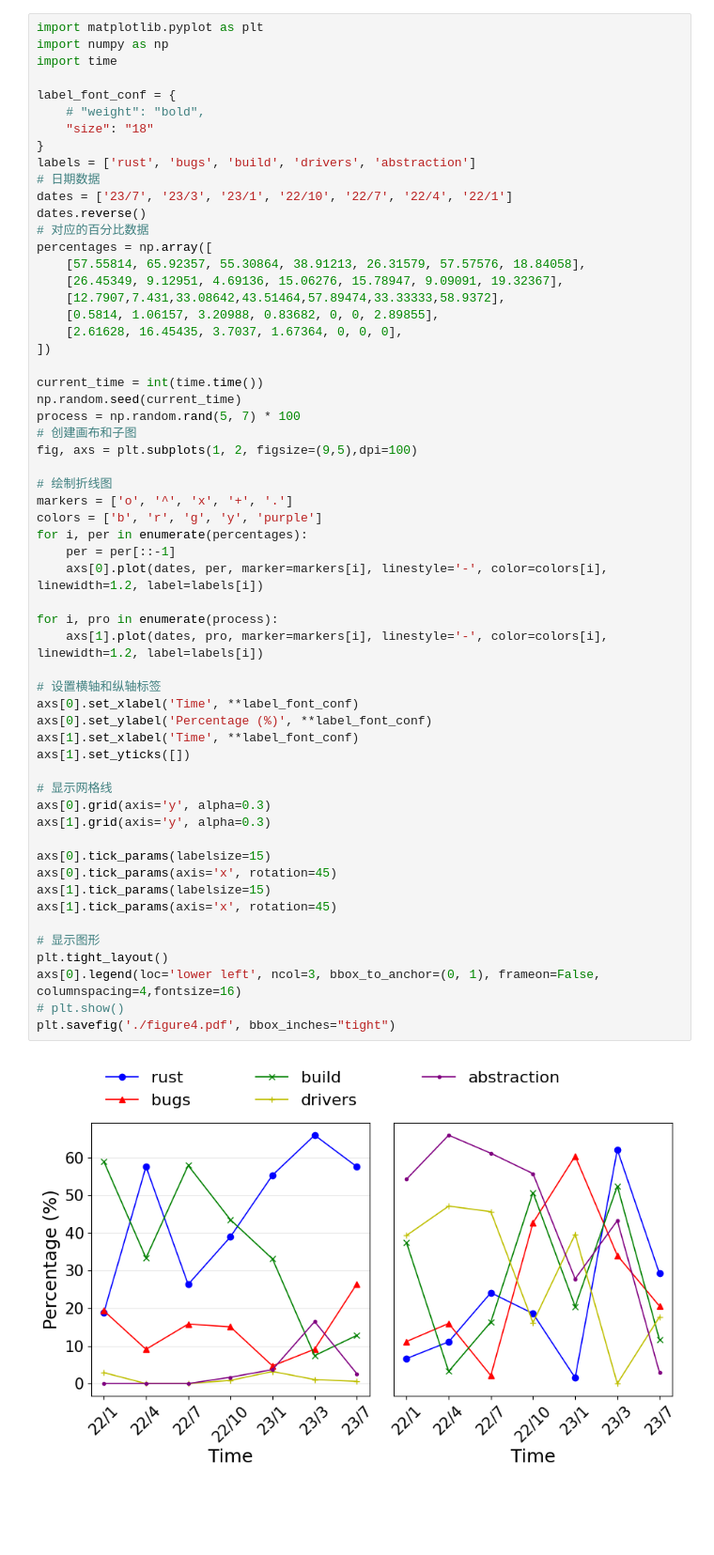
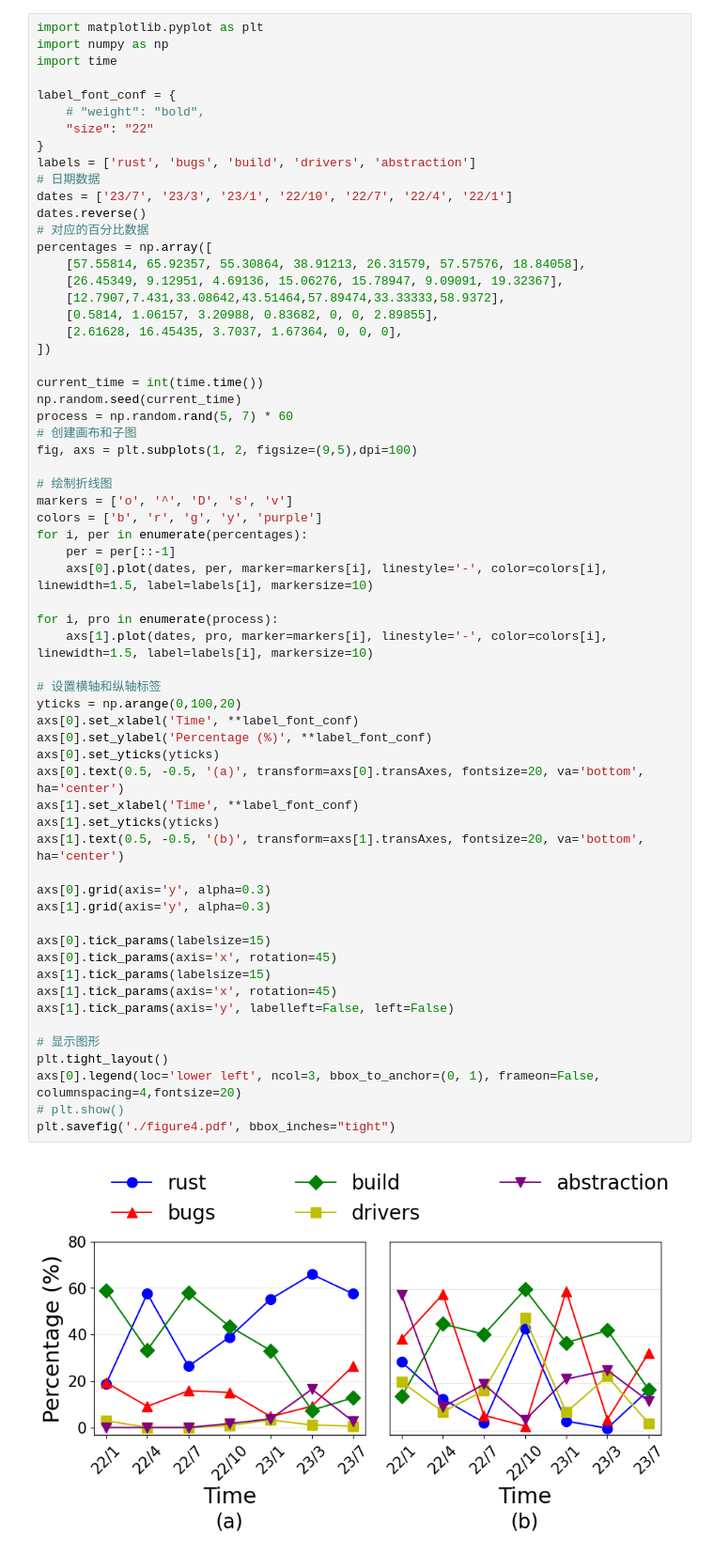
Before and after one commit to Richardhongyu/rfl_empirical_tools, a Jupyter notebook: figures_ppt/figure4.ipynb, the cells around one changed output. Shown: that part at 94% size. Saved outputs shown, nothing was run; the diff lists cells and outputs as text; blank space fills up the shorter version.

```diff
--- a/figures_ppt/figure4.ipynb
+++ b/figures_ppt/figure4.ipynb
@@ -5,7 +5,7 @@ import time
 
 label_font_conf = {
     # "weight": "bold",
-    "size": "18"
+    "size": "22"
 }
 labels = ['rust', 'bugs', 'build', 'drivers', 'abstraction']
 # 日期数据
@@ -22,39 +22,43 @@ percentages = np.array([
 
 current_time = int(time.time())
 np.random.seed(current_time)
-process = np.random.rand(5, 7) * 100
+process = np.random.rand(5, 7) * 60
 # 创建画布和子图
 fig, axs = plt.subplots(1, 2, figsize=(9,5),dpi=100)
 
 # 绘制折线图
-markers = ['o', '^', 'x', '+', '.']
+markers = ['o', '^', 'D', 's', 'v']
 colors = ['b', 'r', 'g', 'y', 'purple']
 for i, per in enumerate(percentages):
     per = per[::-1]
-    axs[0].plot(dates, per, marker=markers[i], linestyle='-', color=colors[i], linewidth=1.2, label=labels[i])
+    axs[0].plot(dates, per, marker=markers[i], linestyle='-', color=colors[i], linewidth=1.5, label=labels[i], markersize=10)
 
 for i, pro in enumerate(process):
-    axs[1].plot(dates, pro, marker=markers[i], linestyle='-', color=colors[i], linewidth=1.2, label=labels[i])
+    axs[1].plot(dates, pro, marker=markers[i], linestyle='-', color=colors[i], linewidth=1.5, label=labels[i], markersize=10)
 
 # 设置横轴和纵轴标签
+yticks = np.arange(0,100,20)
 axs[0].set_xlabel('Time', **label_font_conf)
 axs[0].set_ylabel('Percentage (%)', **label_font_conf)
+axs[0].set_yticks(yticks)
+axs[0].text(0.5, -0.5, '(a)', transform=axs[0].transAxes, fontsize=20, va='bottom', ha='center')
 axs[1].set_xlabel('Time', **label_font_conf)
-axs[1].set_yticks([])
+axs[1].set_yticks(yticks)
+axs[1].text(0.5, -0.5, '(b)', transform=axs[1].transAxes, fontsize=20, va='bottom', ha='center')
 
-# 显示网格线
 axs[0].grid(axis='y', alpha=0.3)
 axs[1].grid(axis='y', alpha=0.3)
 
 axs[0].tick_params(labelsize=15)
 axs[0].tick_params(axis='x', rotation=45)
 axs[1].tick_params(labelsize=15)
 axs[1].tick_params(axis='x', rotation=45)
+axs[1].tick_params(axis='y', labelleft=False, left=False)
 
 # 显示图形
 plt.tight_layout()
-axs[0].legend(loc='lower left', ncol=3, bbox_to_anchor=(0, 1), frameon=False, columnspacing=4,fontsize=16)
+axs[0].legend(loc='lower left', ncol=3, bbox_to_anchor=(0, 1), frameon=False, columnspacing=4,fontsize=20)
 # plt.show()
 plt.savefig('./figure4.pdf', bbox_inches="tight")
 # %% [output]
-[figure, old version]
+[figure, new version]
```
Also changed, not shown: 3 other files.
